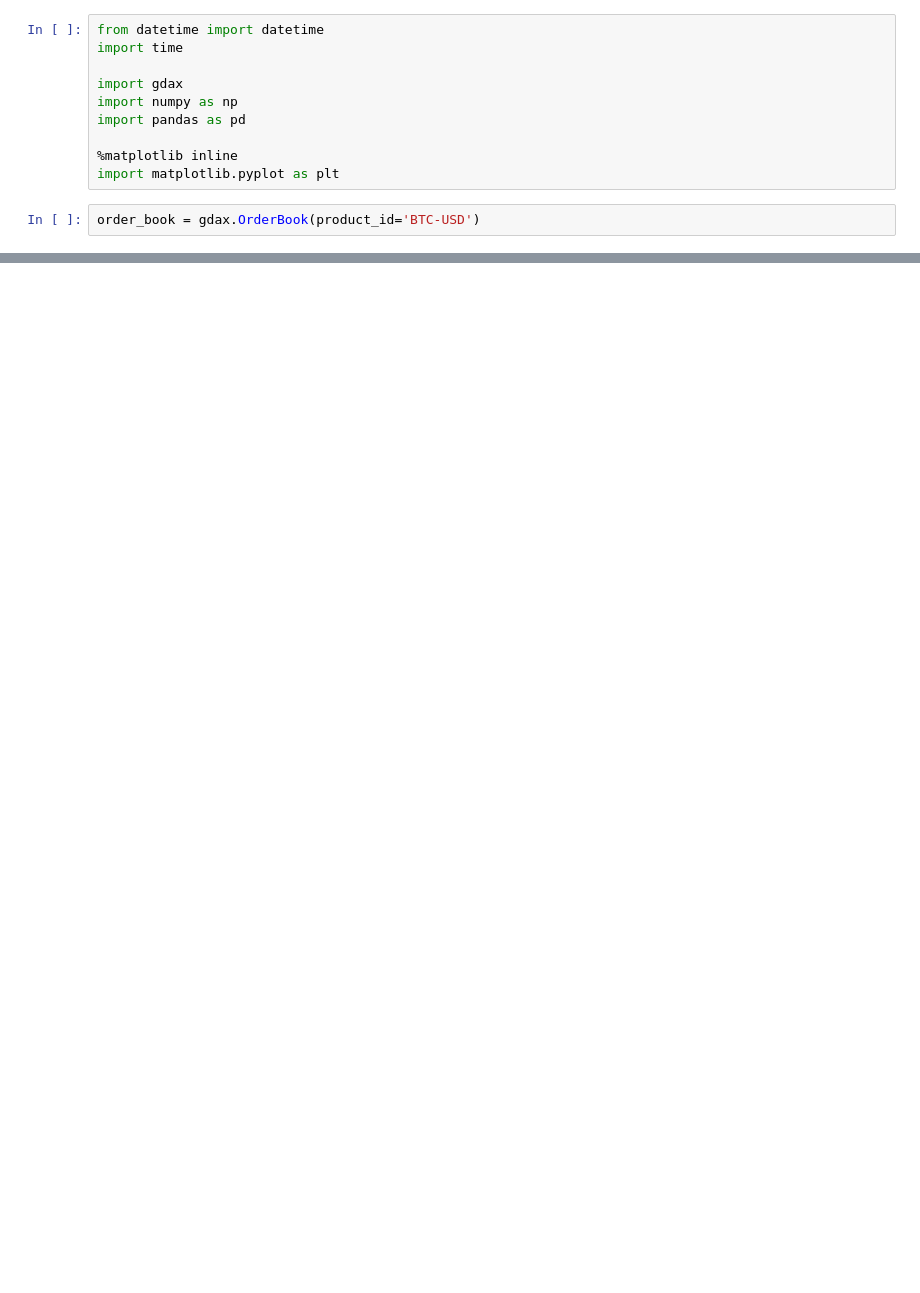
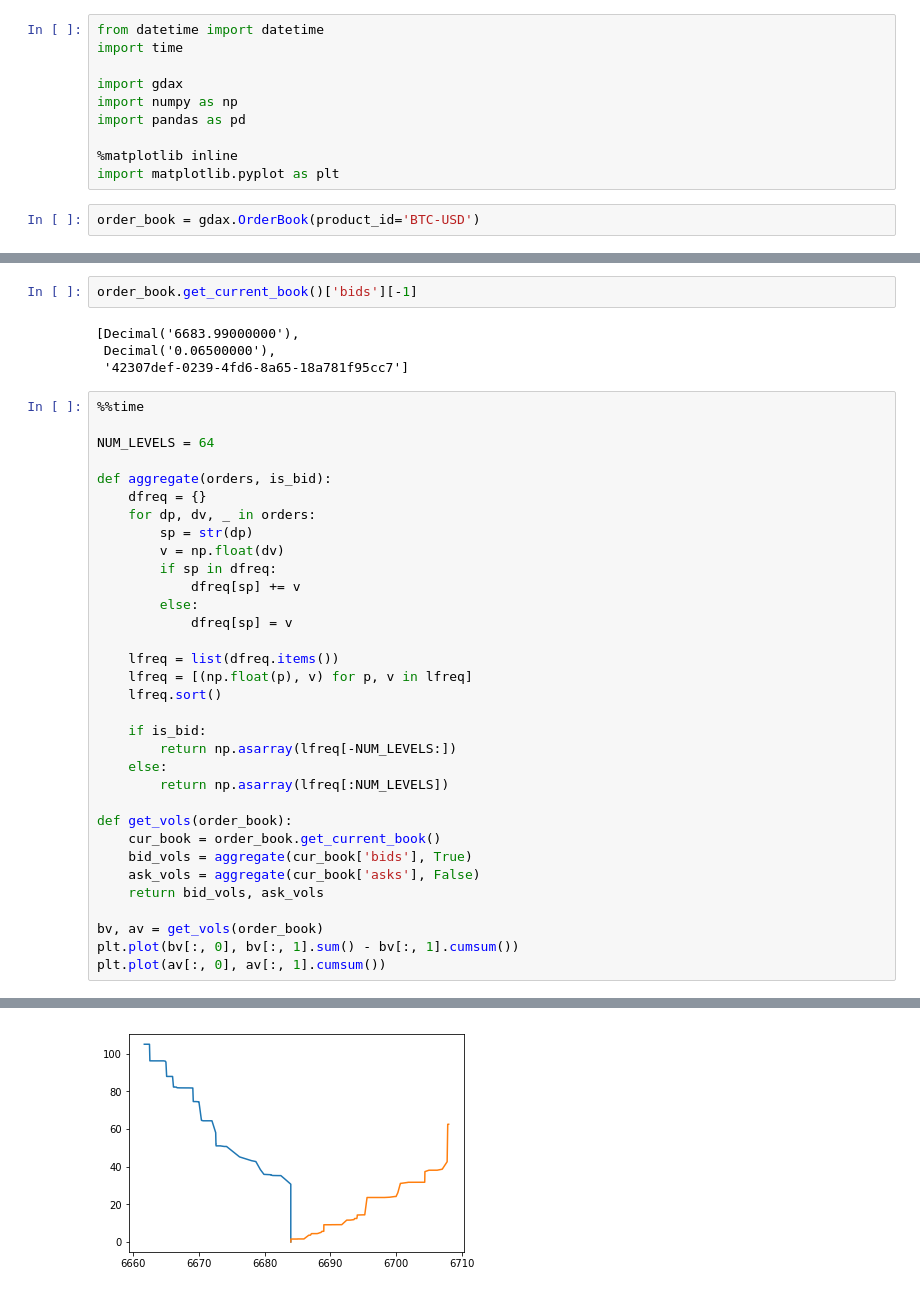
Before and after one commit to inmensustrading/inmensus, a Jupyter notebook: research/book-pressure/data-collection.ipynb, the cells around one changed output, grey strips where cells are left out. Saved outputs shown, nothing was run; the diff lists cells and outputs as text; blank space fills up the shorter version.

```diff
--- a/research/book-pressure/data-collection.ipynb
+++ b/research/book-pressure/data-collection.ipynb
@@ -27,0 +22,40 @@ times = []
+# %%
+order_book.get_current_book()['bids'][-1]
+# %% [output]
+[Decimal('6683.99000000'),
+ Decimal('0.06500000'),
+ '42307def-0239-4fd6-8a65-18a781f95cc7']
+# %%
+%%time
+
+NUM_LEVELS = 64
+
+def aggregate(orders, is_bid):
+    dfreq = {}
+    for dp, dv, _ in orders:
+        sp = str(dp)
+        v = np.float(dv)
+        if sp in dfreq:
+            dfreq[sp] += v
+        else:
+            dfreq[sp] = v
+
+    lfreq = list(dfreq.items())
+    lfreq = [(np.float(p), v) for p, v in lfreq]
+    lfreq.sort()
+
+    if is_bid:
+        return np.asarray(lfreq[-NUM_LEVELS:])
+    else:
+        return np.asarray(lfreq[:NUM_LEVELS])
+
+def get_vols(order_book):
+    cur_book = order_book.get_current_book()
+    bid_vols = aggregate(cur_book['bids'], True)
+    ask_vols = aggregate(cur_book['asks'], False)
+    return bid_vols, ask_vols
+
+bv, av = get_vols(order_book)
+plt.plot(bv[:, 0], bv[:, 1].sum() - bv[:, 1].cumsum())
+plt.plot(av[:, 0], av[:, 1].cumsum())
+# %% [output]
@@ -27,0 +64 @@ times = []
+[figure, added]
```
Also changed, not shown: parts of 15 cells of this notebook.
